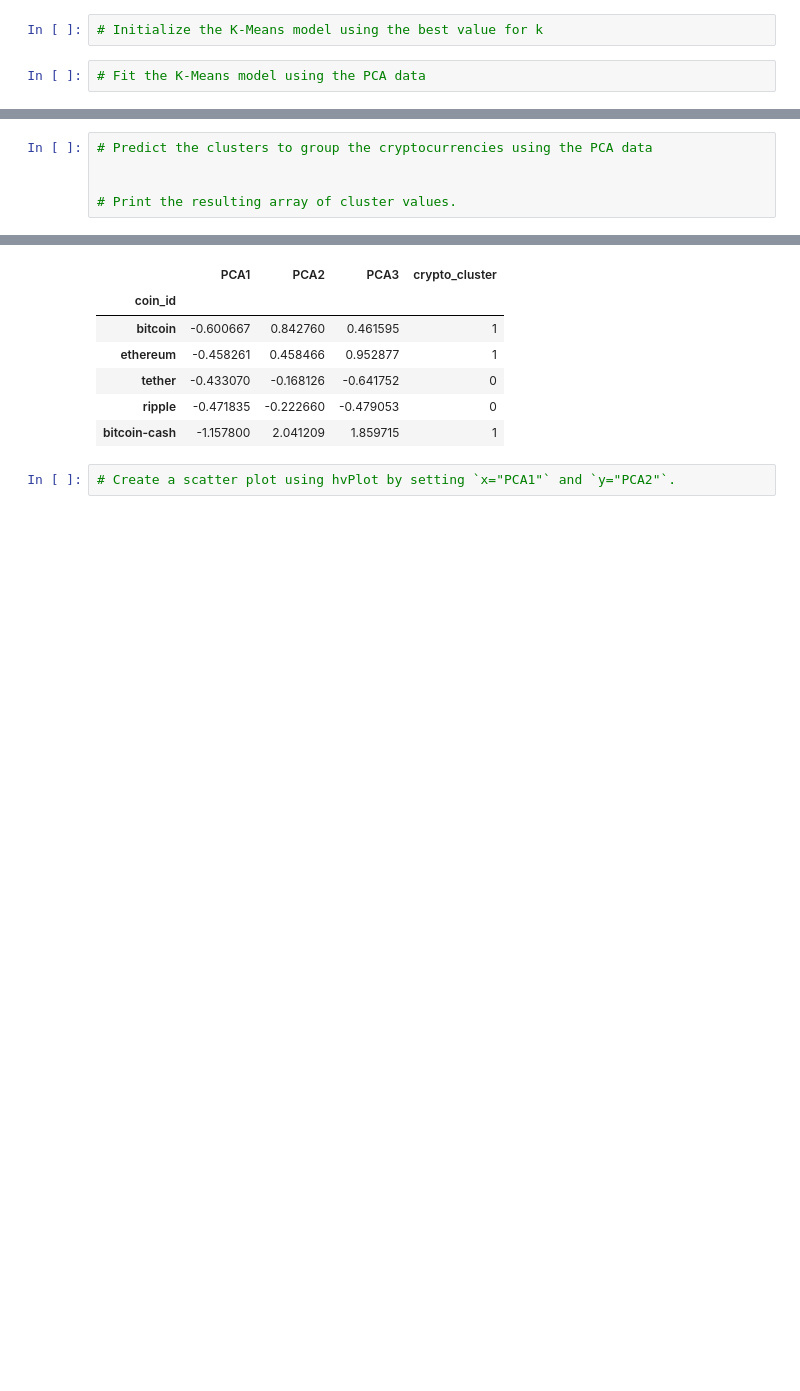
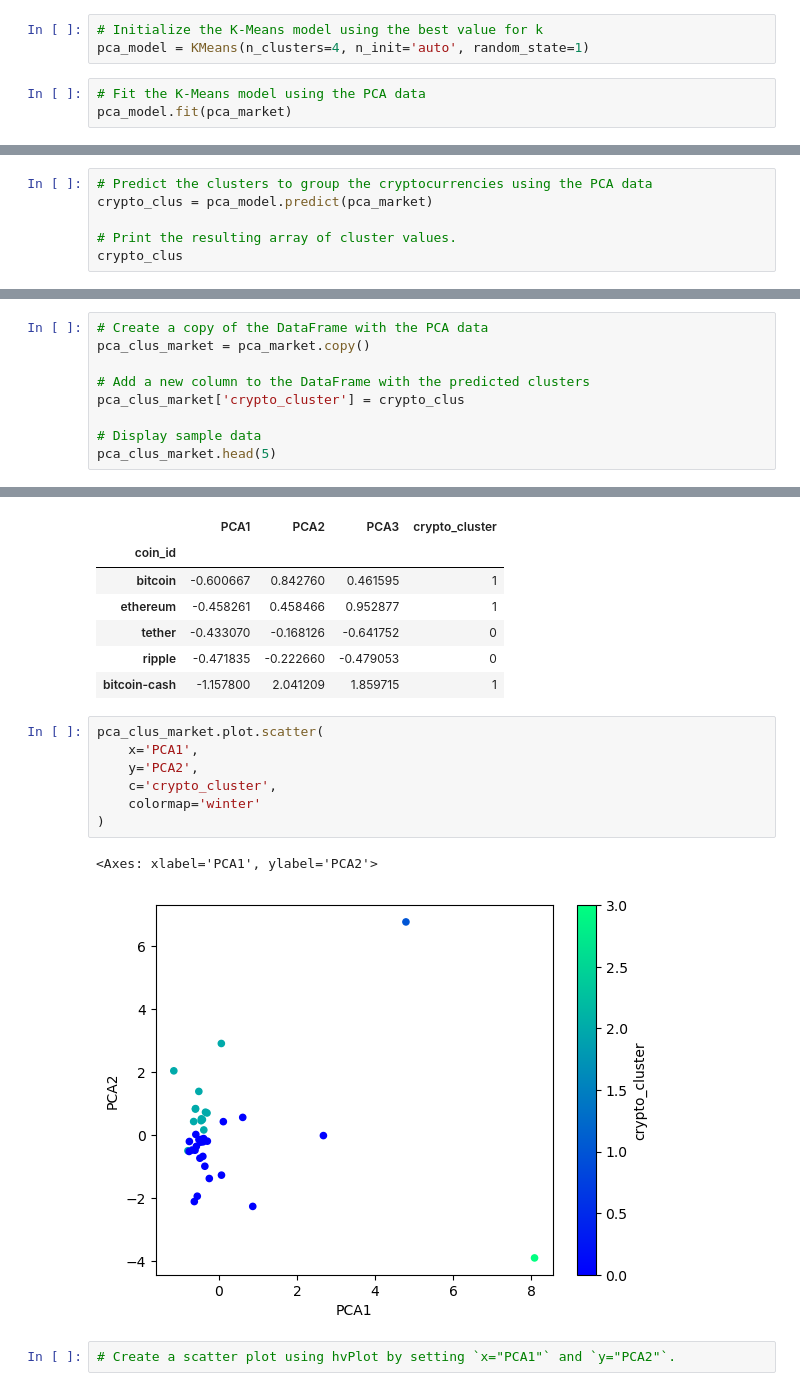
Before and after one commit to powshayneAI/CryptoClustering, a Jupyter notebook: Crypto_Clustering.ipynb, the cells around one changed output, grey strips where cells are left out. Cells and saved outputs as stored; diff of their text form; blank space fills up the shorter version.

```diff
--- a/Crypto_Clustering.ipynb
+++ b/Crypto_Clustering.ipynb
@@ -355,5 +355,7 @@ df_elbow_2.plot.line(x='k',
 ### Cluster Cryptocurrencies with K-means Using the PCA Data
 # %%
 # Initialize the K-Means model using the best value for k
+pca_model = KMeans(n_clusters=4, n_init='auto', random_state=1)
 # %%
 # Fit the K-Means model using the PCA data
+pca_model.fit(pca_market)
@@ -360,5 +364,6 @@ df_elbow_2.plot.line(x='k',
 # %%
 # Predict the clusters to group the cryptocurrencies using the PCA data
-
+crypto_clus = pca_model.predict(pca_market)
 
 # Print the resulting array of cluster values.
+crypto_clus
@@ -364,0 +374,9 @@ df_elbow_2.plot.line(x='k',
+# %%
+# Create a copy of the DataFrame with the PCA data
+pca_clus_market = pca_market.copy()
+
+# Add a new column to the DataFrame with the predicted clusters
+pca_clus_market['crypto_cluster'] = crypto_clus
+
+# Display sample data
+pca_clus_market.head(5)
@@ -378,6 +404,16 @@ df_elbow_2.plot.line(x='k',
 | tether | -0.433070 | -0.168126 | -0.641752 | 0 |
 | ripple | -0.471835 | -0.222660 | -0.479053 | 0 |
 | bitcoin-cash | -1.157800 | 2.041209 | 1.859715 | 1 |
+# %%
+pca_clus_market.plot.scatter(
+    x='PCA1',
+    y='PCA2',
+    c='crypto_cluster',
+    colormap='winter'
+)
+# %% [output]
+<Axes: xlabel='PCA1', ylabel='PCA2'>
+[figure, added]
 # %%
 # Create a scatter plot using hvPlot by setting `x="PCA1"` and `y="PCA2"`.
 # %% [output]
```
Also changed, not shown: parts of 5 cells of this notebook.
